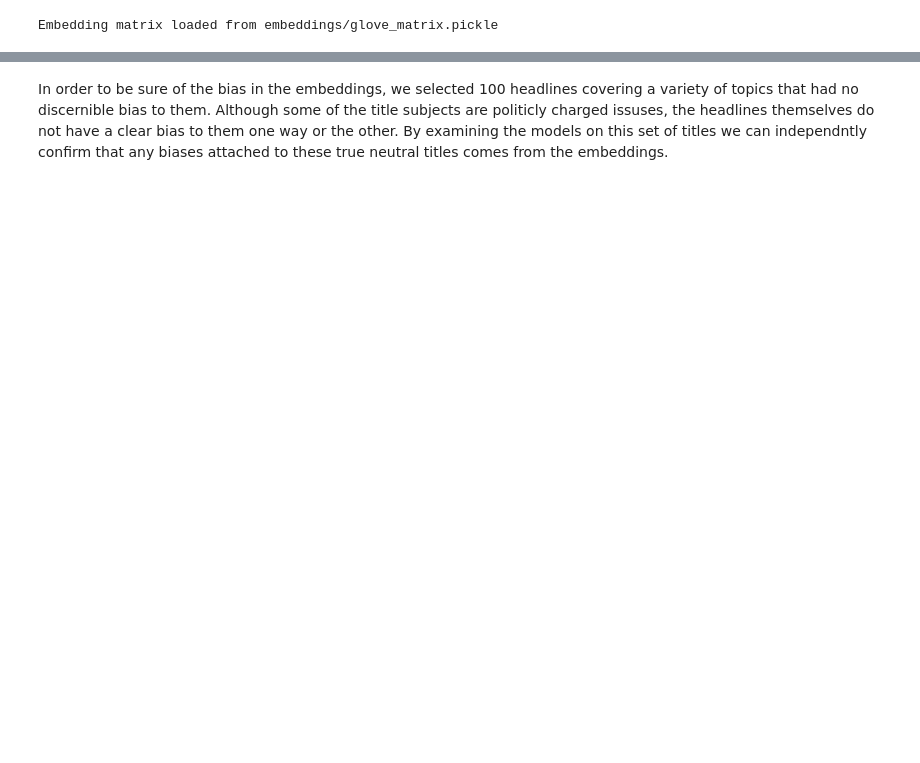
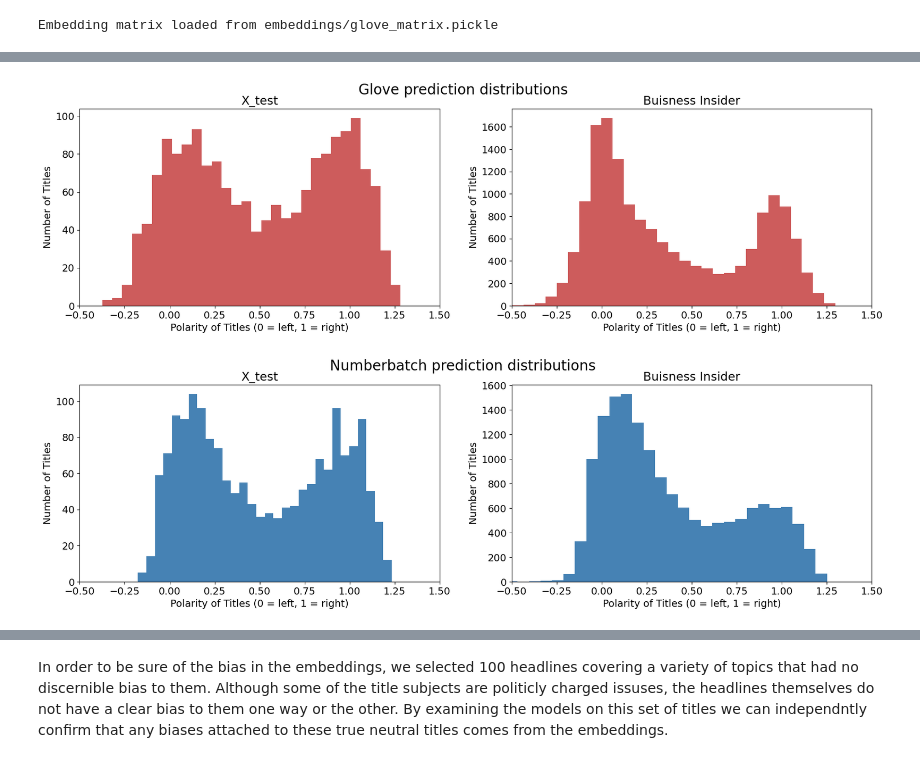
Before and after one commit to EliasLMann/pol-embed-bias, a Jupyter notebook: main.ipynb, the cells around one changed output, grey strips where cells are left out. Drawn from its saved outputs; the diff is of its cells as text; code cells hidden in the pictures; blank space fills up the shorter version.

```diff
--- a/main.ipynb
+++ b/main.ipynb
@@ -326,12 +410,15 @@ def plot_distros(test_distribution, neutral_dist, title, color):
 # %%
 glove_test_distribution = glove_model.predict(X_test)
 glove_neutral_dist = glove_model.predict(test_padded)
 
 numberbatch_test_distribution = numberbatch_model.predict(X_test)
 numberbatch_neutral_dist = numberbatch_model.predict(test_padded)
 
-plot_distros(glove_test_distribution, glove_neutral_dist,'Glove prediction distrobutions', 'indianred')
-plot_distros(numberbatch_test_distribution, numberbatch_neutral_dist,'Numberbatch prediction distrobutions', 'steelblue')
+plot_distros(glove_test_distribution, glove_neutral_dist,'Glove prediction distributions', 'indianred')
+plot_distros(numberbatch_test_distribution, numberbatch_neutral_dist,'Numberbatch prediction distributions', 'steelblue')
+# %% [output]
+[figure, added]
+[figure, added]
 # %%
 # print the mean of the distributions for the test set
 print("Test set:")
```
Also changed, not shown: parts of 17 cells of this notebook.
